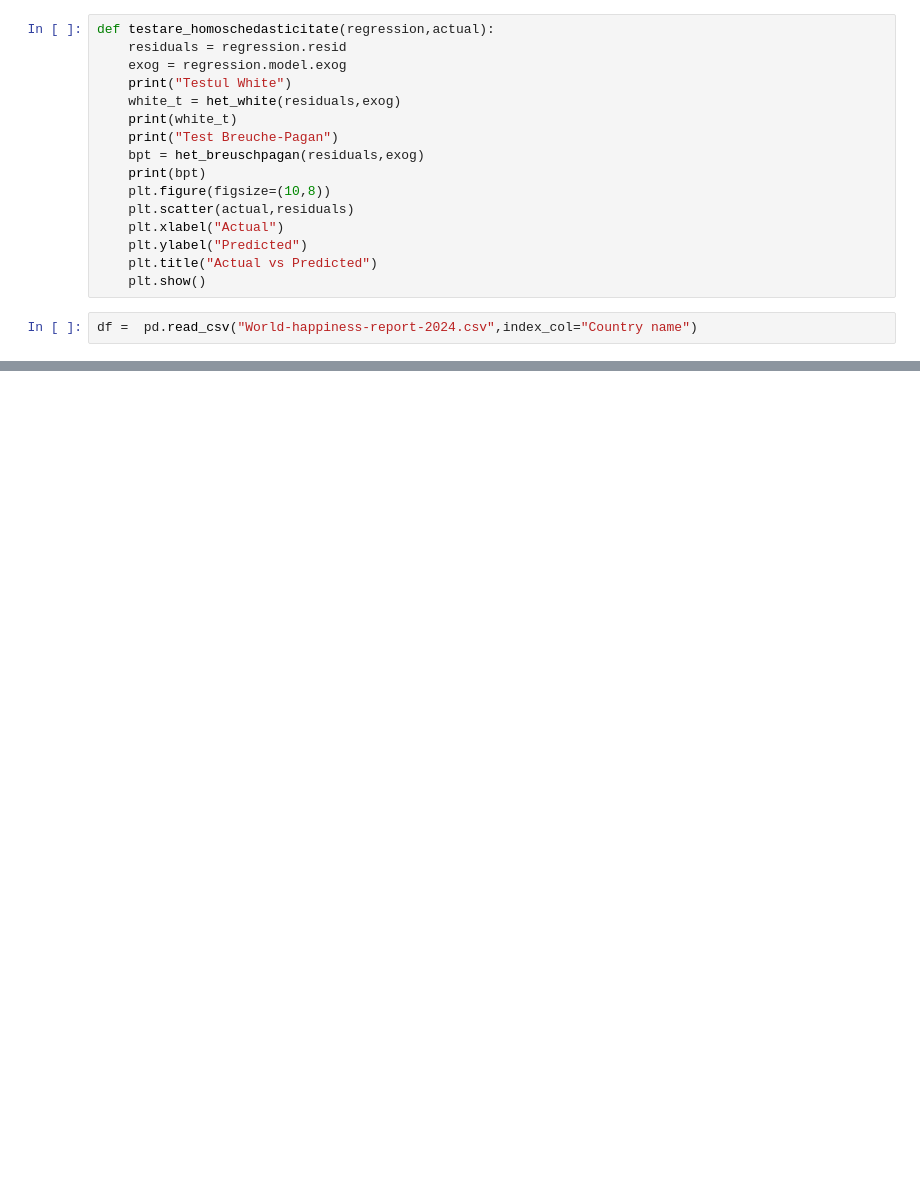
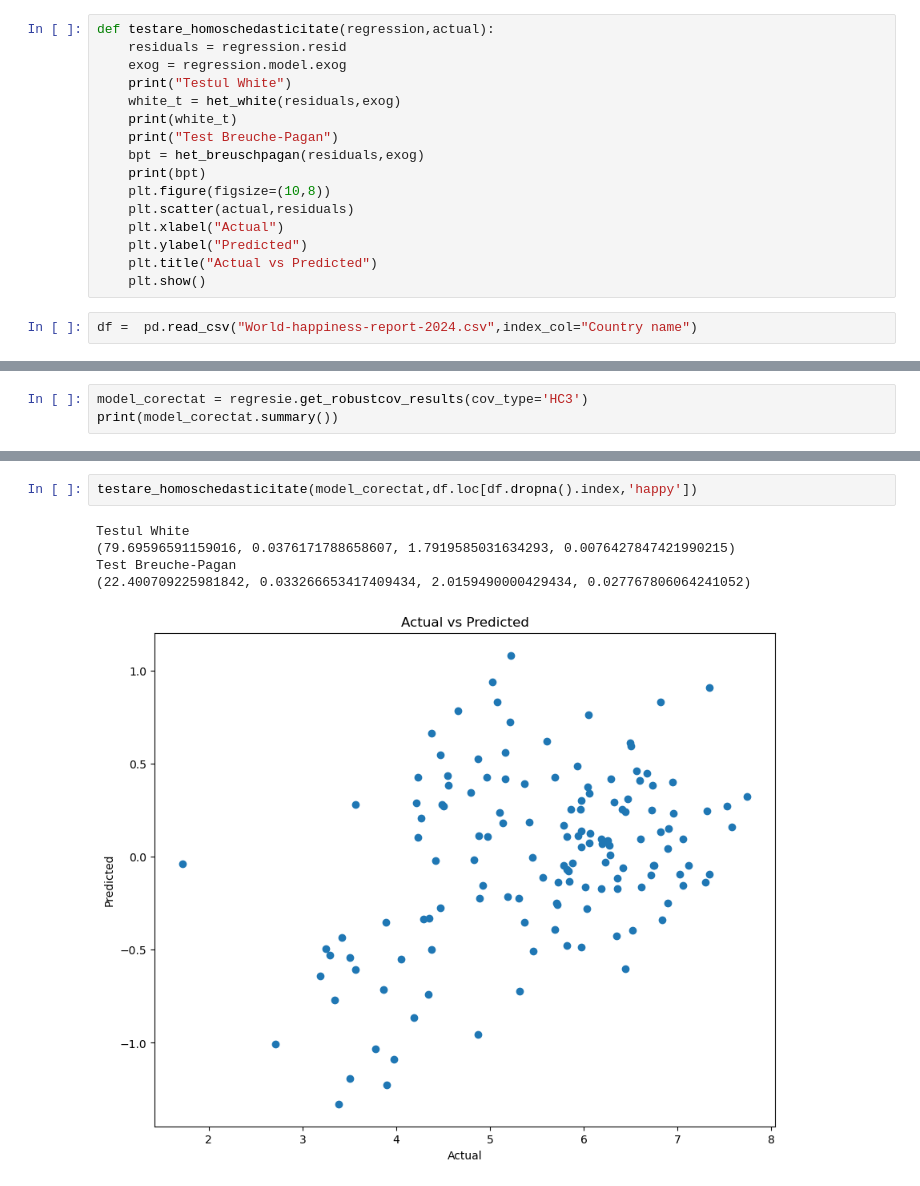
Before and after one commit to srvalex/Econometrie, a Jupyter notebook: Model2.ipynb, the cells around one changed output, grey strips where cells are left out. Drawn from its saved outputs; the diff is of its cells as text; blank space fills up the shorter version.

```diff
--- a/Model2.ipynb
+++ b/Model2.ipynb
@@ -93,0 +158,3 @@ df[df['Regional indicator']=='North America and ANZ']
+# %%
+model_corectat = regresie.get_robustcov_results(cov_type='HC3')
+print(model_corectat.summary())
@@ -93,0 +179,8 @@ df[df['Regional indicator']=='North America and ANZ']
+# %%
+testare_homoschedasticitate(model_corectat,df.loc[df.dropna().index,'happy'])
+# %% [output]
+Testul White
+(79.69596591159016, 0.0376171788658607, 1.7919585031634293, 0.0076427847421990215)
+Test Breuche-Pagan
+(22.400709225981842, 0.033266653417409434, 2.0159490000429434, 0.027767806064241052)
+[figure, added]
```
Also changed, not shown: parts of 21 cells of this notebook.
